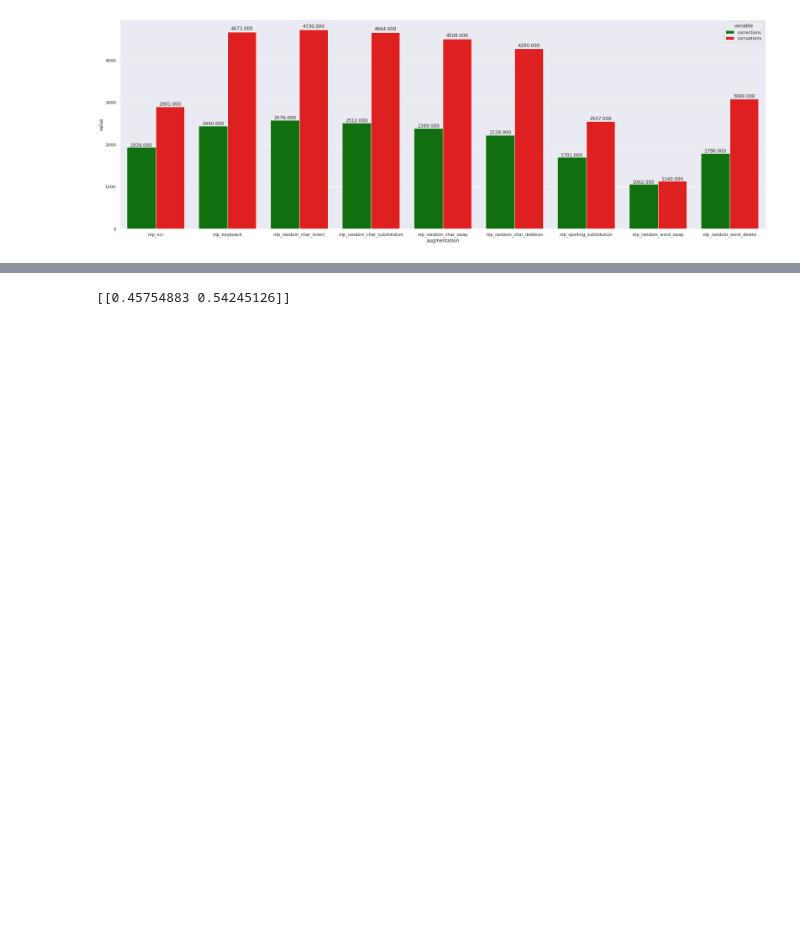
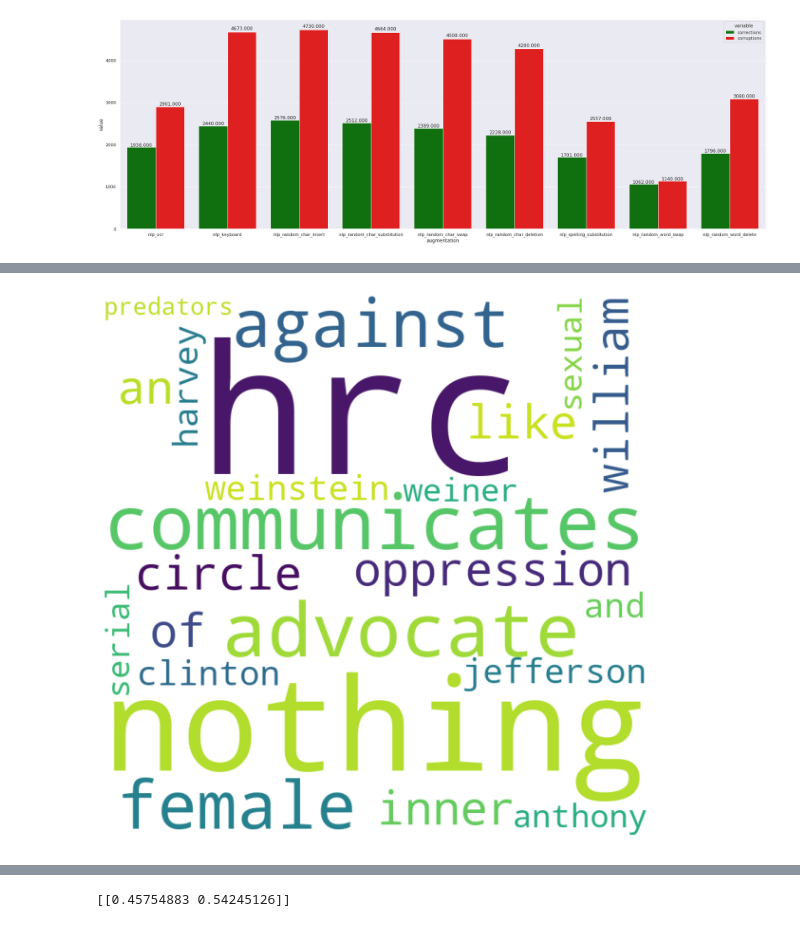
Before and after one commit to divyashan/tta_research, a Jupyter notebook: wilds_amazon_validation.ipynb, the cells around one changed output, grey strips where cells are left out. Saved outputs shown, nothing was run; the diff lists cells and outputs as text; code cells hidden in the pictures; blank space fills up the shorter version.

Commit message:
corrections corruptions wordcloud analysis

```diff
--- a/wilds_amazon_validation.ipynb
+++ b/wilds_amazon_validation.ipynb
@@ -821,9 +808,0 @@ create_corrections_corruptions_plots(experiment_file_paths)
-# %%
-corrections_corruptions_10 = calculate_corrections_corruptions('./ERM_word_frequency_experiment/nlp_random_word_delete_aug_size_10.npy', './ERM_predictions/bert.npy')
-
-correction_indices_10 = corrections_corruptions_10['corrections_indices']
-
-for i in correction_indices_10:
-    print(test_inputs[i][0])
-    print(test_inputs[i][1])
-    print()
@@ -848,8 +808,0 @@ Lionized by American Rothschild Freemasonry, Albert Pike was a Vatican agent and
-# %%
-corruption_indices_10 = corrections_corruptions_10['corruptions_indices']
-
-
-for i in corruption_indices_10:
-    print(test_inputs[i][0])
-    print(test_inputs[i][1])
-    print()
@@ -874,8 +808,0 @@ The players can kneel, as is their right. W
-# %%
-corrections_corruptions_3 = calculate_corrections_corruptions('./ERM_word_frequency_experiment/nlp_random_word_delete_aug_size_3.npy', './ERM_predictions/bert.npy')
-
-correction_indices = corrections_corruptions_3['corrections_indices']
-
-for i in correction_indices:
-    print(test_inputs[i][0])
-    print()
@@ -899,0 +885,12 @@ Defending unborn fetuses while ignoring the health of the mother, who may not be
+# %%
+del_10_corrections_inputs = extract_corrections_corruptions_inputs('./ERM_word_frequency_experiment/nlp_random_word_delete_aug_size_10.npy'
+                                                                   , './ERM_predictions/bert.npy'
+                                                                   , 'correction')
+
+del_10_corrections_labels = del_10_corrections_inputs[1]
+
+tox_corrected = sum(del_10_corrections_labels)
+nontox_corrected = len(del_10_corrections_labels) - tox_corrected
+
+print("toxic corrected:", tox_corrected) # toxic comments mislabeled by BERT as nontoxic but corrected with augmentation
+print("nontoxic corrected:", nontox_corrected) # nontoxic comments mislabeled by BERT as toxic but corrected with augmentation
@@ -899,0 +935,4 @@ Defending unborn fetuses while ignoring the health of the mother, who may not be
+# %%
+create_word_cloud(del_10_corrections_inputs[0])
+# %% [output]
+[figure, added]
```
Also changed, not shown: parts of 33 cells of this notebook.
